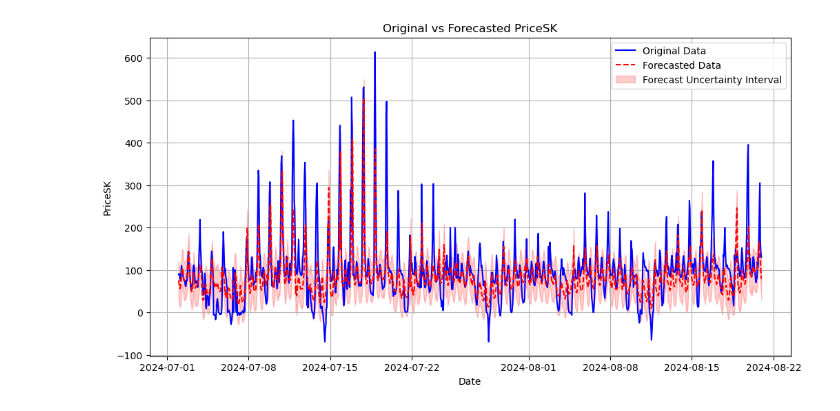
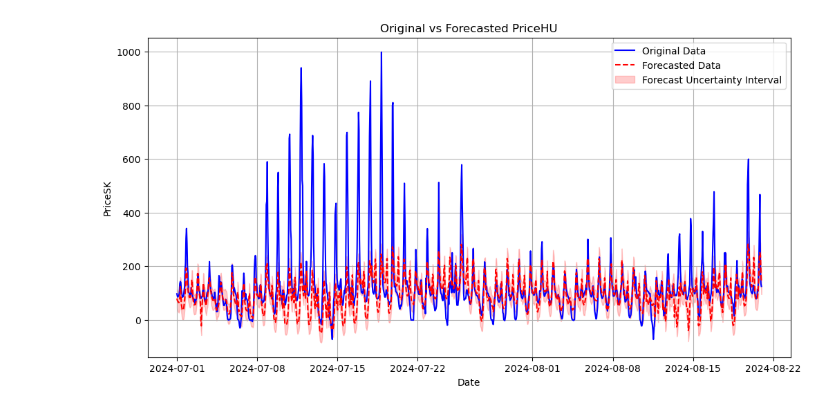
Before and after one commit to venture-data/lstm-example, a Jupyter notebook: Prophet/evaluating prophet.ipynb, the cells around one changed output. Saved outputs shown, nothing was run; the diff lists cells and outputs as text; code cells hidden in the pictures.

Commit message:
finalized prophet

```diff
--- a/Prophet/evaluating prophet.ipynb
+++ b/Prophet/evaluating prophet.ipynb
@@ -3,43 +3,43 @@ import pandas as pd
 import matplotlib.pyplot as plt
 # %%
 # Define the date range
-start_date = "2024-07-01 23:00"
+start_date = "2024-07-01 00:00"
 end_date = "2024-08-20 23:00"
 # %%
 # Load original data
-original_data = pd.read_excel("../DATAFORMODELtrain200824.xlsx")
+original_data = pd.read_excel("../../DATAFORMODELtrain200824.xlsx")
 
 # Convert 'Date' column to datetime format
-original_data['Date'] = pd.to_datetime(original_data['Date'], errors='coerce')
+original_data['Date'] = pd.to_datetime(original_data['Date'], errors='coerce').dt.round('h')
 # %%
 # Filter original data for the specified date range
 original_data_filtered = original_data[(original_data['Date'] >= start_date) & (original_data['Date'] <= end_date)]
 
 # Load forecasted results
-forecasted_data = pd.read_csv("forecast_results.csv")
+forecasted_data = pd.read_csv("../prophet_forecasting_priceHU_3.csv")
 
 # Convert 'ds' (Date) column to datetime format
-forecasted_data['ds'] = pd.to_datetime(forecasted_data['ds'], errors='coerce')
+forecasted_data['ds'] = pd.to_datetime(forecasted_data['ds'], errors='coerce').dt.round('h')
 
 # Filter forecasted data for the specified date range
 forecasted_data_filtered = forecasted_data[(forecasted_data['ds'] >= start_date) & (forecasted_data['ds'] <= end_date)]
 # %%
 # Plot the original and forecasted results
 plt.figure(figsize=(12, 6))
-plt.plot(original_data_filtered['Date'], original_data_filtered['PriceSK'], label='Original Data', color='blue')
+plt.plot(original_data_filtered['Date'], original_data_filtered['PriceHU'], label='Original Data', color='blue')
 plt.plot(forecasted_data_filtered['ds'], forecasted_data_filtered['yhat'], label='Forecasted Data', color='red', linestyle='--')
 
 # Plot additional forecast uncertainty intervals if needed
 plt.fill_between(forecasted_data_filtered['ds'],
                  forecasted_data_filtered['yhat_lower'],
                  forecasted_data_filtered['yhat_upper'],
                  color='red', alpha=0.2, label='Forecast Uncertainty Interval')
 
 plt.xlabel('Date')
 plt.ylabel('PriceSK')
-plt.title('Original vs Forecasted PriceSK')
+plt.title('Original vs Forecasted PriceHU')
 plt.legend()
 plt.grid(True)
 plt.show()
 # %% [output]
-[figure, old version]
+[figure, new version]
```
Also changed, not shown: 4 other files.
